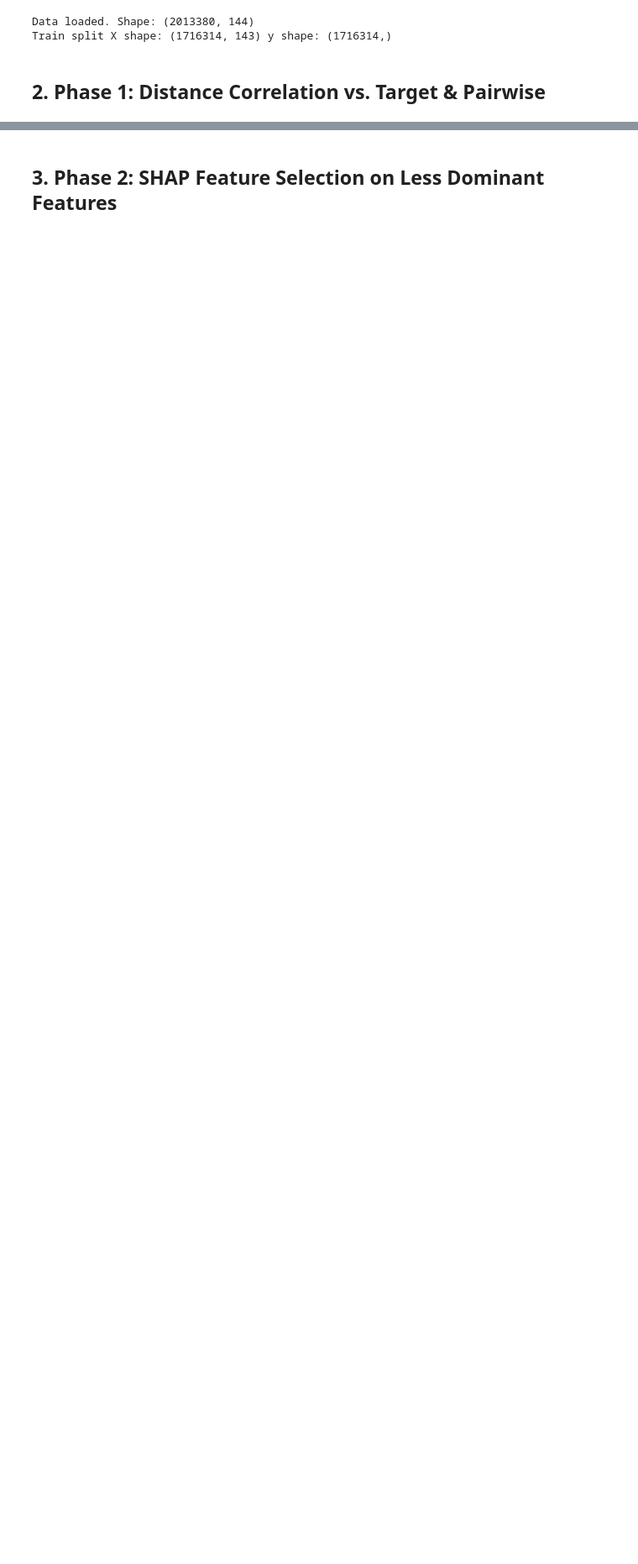
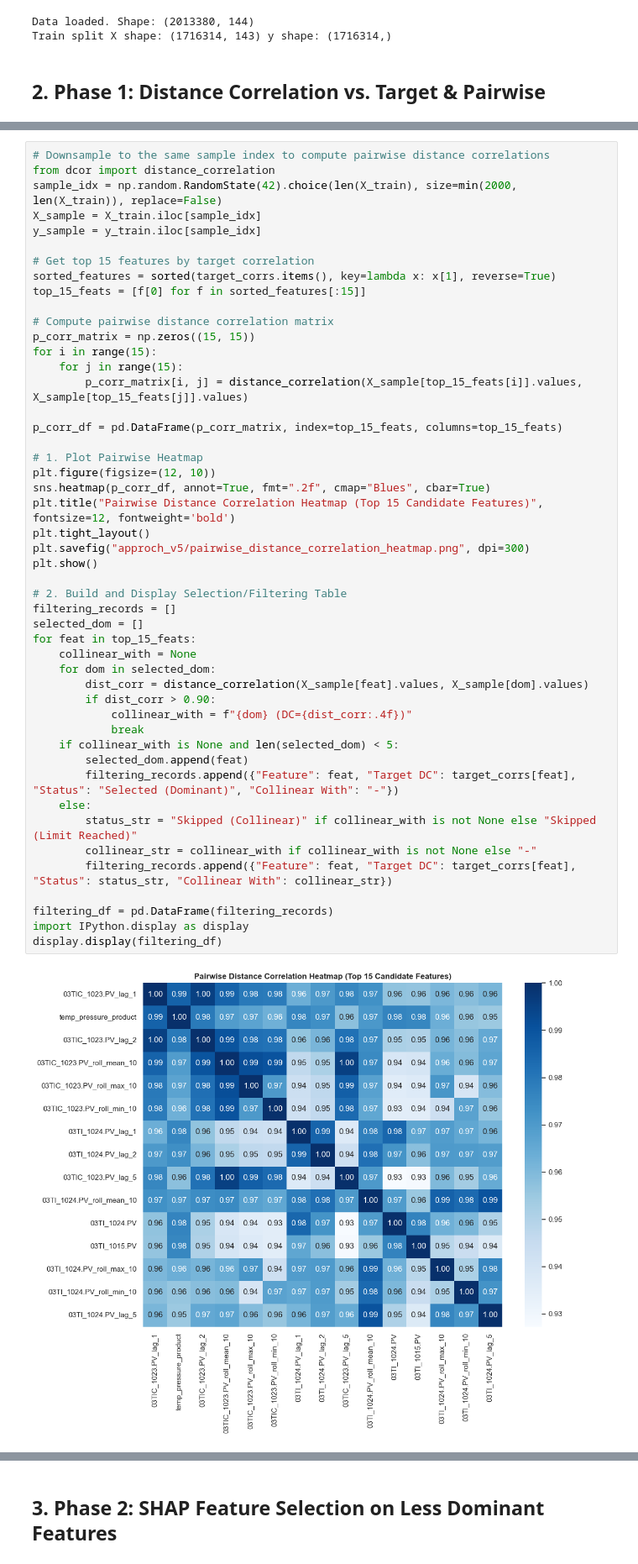
Before and after one commit to arakhajay/temprature_pred_project, a Jupyter notebook: approch_v5/Feature_Selection_v5.ipynb, the cells around one changed output, grey strips where cells are left out. Shown at 84% size. Cells and saved outputs as stored; diff of their text form; blank space fills up the shorter version.

Commit message:
feat(v5): add pairwise distance correlation heatmap and selection table to Phase 1

```diff
--- a/approch_v5/Feature_Selection_v5.ipynb
+++ b/approch_v5/Feature_Selection_v5.ipynb
@@ -70,0 +74,50 @@ Passing `palette` without assigning `hue` is deprecated and will be removed in v
+# %%
+# Downsample to the same sample index to compute pairwise distance correlations
+from dcor import distance_correlation
+sample_idx = np.random.RandomState(42).choice(len(X_train), size=min(2000, len(X_train)), replace=False)
+X_sample = X_train.iloc[sample_idx]
+y_sample = y_train.iloc[sample_idx]
+
+# Get top 15 features by target correlation
+sorted_features = sorted(target_corrs.items(), key=lambda x: x[1], reverse=True)
+top_15_feats = [f[0] for f in sorted_features[:15]]
+
+# Compute pairwise distance correlation matrix
+p_corr_matrix = np.zeros((15, 15))
+for i in range(15):
+    for j in range(15):
+        p_corr_matrix[i, j] = distance_correlation(X_sample[top_15_feats[i]].values, X_sample[top_15_feats[j]].values)
+
+p_corr_df = pd.DataFrame(p_corr_matrix, index=top_15_feats, columns=top_15_feats)
+
+# 1. Plot Pairwise Heatmap
+plt.figure(figsize=(12, 10))
+sns.heatmap(p_corr_df, annot=True, fmt=".2f", cmap="Blues", cbar=True)
+plt.title("Pairwise Distance Correlation Heatmap (Top 15 Candidate Features)", fontsize=12, fontweight='bold')
+plt.tight_layout()
+plt.savefig("approch_v5/pairwise_distance_correlation_heatmap.png", dpi=300)
+plt.show()
+
+# 2. Build and Display Selection/Filtering Table
+filtering_records = []
+selected_dom = []
+for feat in top_15_feats:
+    collinear_with = None
+    for dom in selected_dom:
+        dist_corr = distance_correlation(X_sample[feat].values, X_sample[dom].values)
+        if dist_corr > 0.90:
+            collinear_with = f"{dom} (DC={dist_corr:.4f})"
+            break
+    if collinear_with is None and len(selected_dom) < 5:
+        selected_dom.append(feat)
+        filtering_records.append({"Feature": feat, "Target DC": target_corrs[feat], "Status": "Selected (Dominant)", "Collinear With": "-"})
+    else:
+        status_str = "Skipped (Collinear)" if collinear_with is not None else "Skipped (Limit Reached)"
+        collinear_str = collinear_with if collinear_with is not None else "-"
+        filtering_records.append({"Feature": feat, "Target DC": target_corrs[feat], "Status": status_str, "Collinear With": collinear_str})
+
+filtering_df = pd.DataFrame(filtering_records)
+import IPython.display as display
+display.display(filtering_df)
+# %% [output]
+[figure, added]
```
Also changed, not shown: parts of 5 cells of this notebook, 18 other files.
